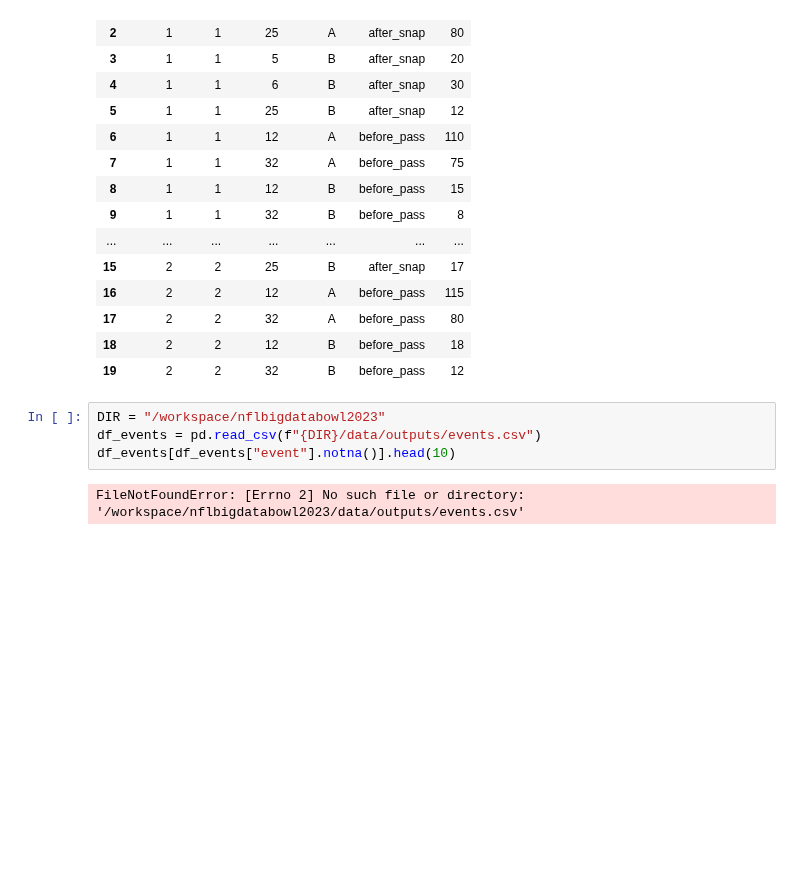
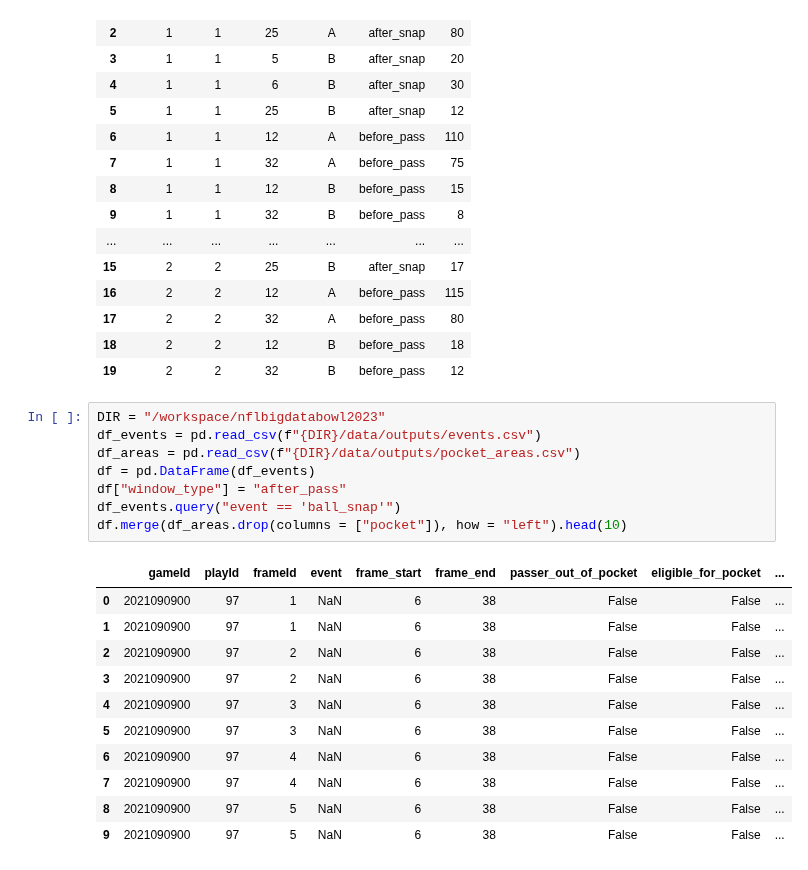
Before and after one commit to vingkan/nflbigdatabowl2023, a Jupyter notebook: notebooks/tabor/Pocket Area Metrics.ipynb, the cells around one changed output. Drawn from its saved outputs; the diff is of its cells as text; blank space fills up the shorter version.

```diff
--- a/notebooks/tabor/Pocket Area Metrics.ipynb
+++ b/notebooks/tabor/Pocket Area Metrics.ipynb
@@ -295,6 +291,20 @@ df_area_with_window
 # %%
 DIR = "/workspace/nflbigdatabowl2023"
 df_events = pd.read_csv(f"{DIR}/data/outputs/events.csv")
-df_events[df_events["event"].notna()].head(10)
+df_areas = pd.read_csv(f"{DIR}/data/outputs/pocket_areas.csv")
+df = pd.DataFrame(df_events)
+df["window_type"] = "after_pass"
+df_events.query("event == 'ball_snap'")
+df.merge(df_areas.drop(columns = ["pocket"]), how = "left").head(10)
 # %% [output]
-FileNotFoundError: [Errno 2] No such file or directory: '/workspace/nflbigdatabowl2023/data/outputs/events.csv'
+|  | gameId | playId | frameId | event | frame_start | frame_end | passer_out_of_pocket | eligible_for_pocket | ... |
+| 0 | 2021090900 | 97 | 1 | NaN | 6 | 38 | False | False | ... |
+| 1 | 2021090900 | 97 | 1 | NaN | 6 | 38 | False | False | ... |
+| 2 | 2021090900 | 97 | 2 | NaN | 6 | 38 | False | False | ... |
+| 3 | 2021090900 | 97 | 2 | NaN | 6 | 38 | False | False | ... |
+| 4 | 2021090900 | 97 | 3 | NaN | 6 | 38 | False | False | ... |
+| 5 | 2021090900 | 97 | 3 | NaN | 6 | 38 | False | False | ... |
+| 6 | 2021090900 | 97 | 4 | NaN | 6 | 38 | False | False | ... |
+| 7 | 2021090900 | 97 | 4 | NaN | 6 | 38 | False | False | ... |
+| 8 | 2021090900 | 97 | 5 | NaN | 6 | 38 | False | False | ... |
+| 9 | 2021090900 | 97 | 5 | NaN | 6 | 38 | False | False | ... |
```
Also changed, not shown: parts of 4 cells of this notebook.
